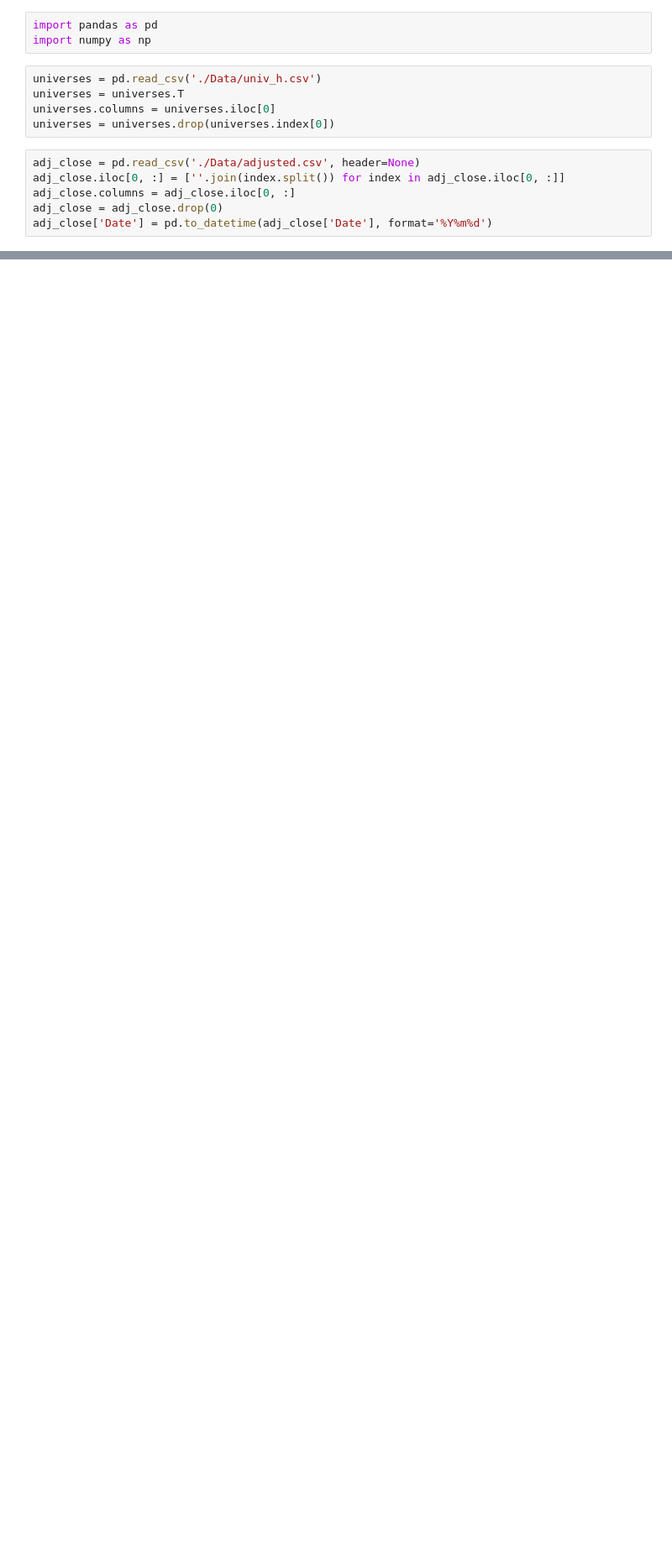
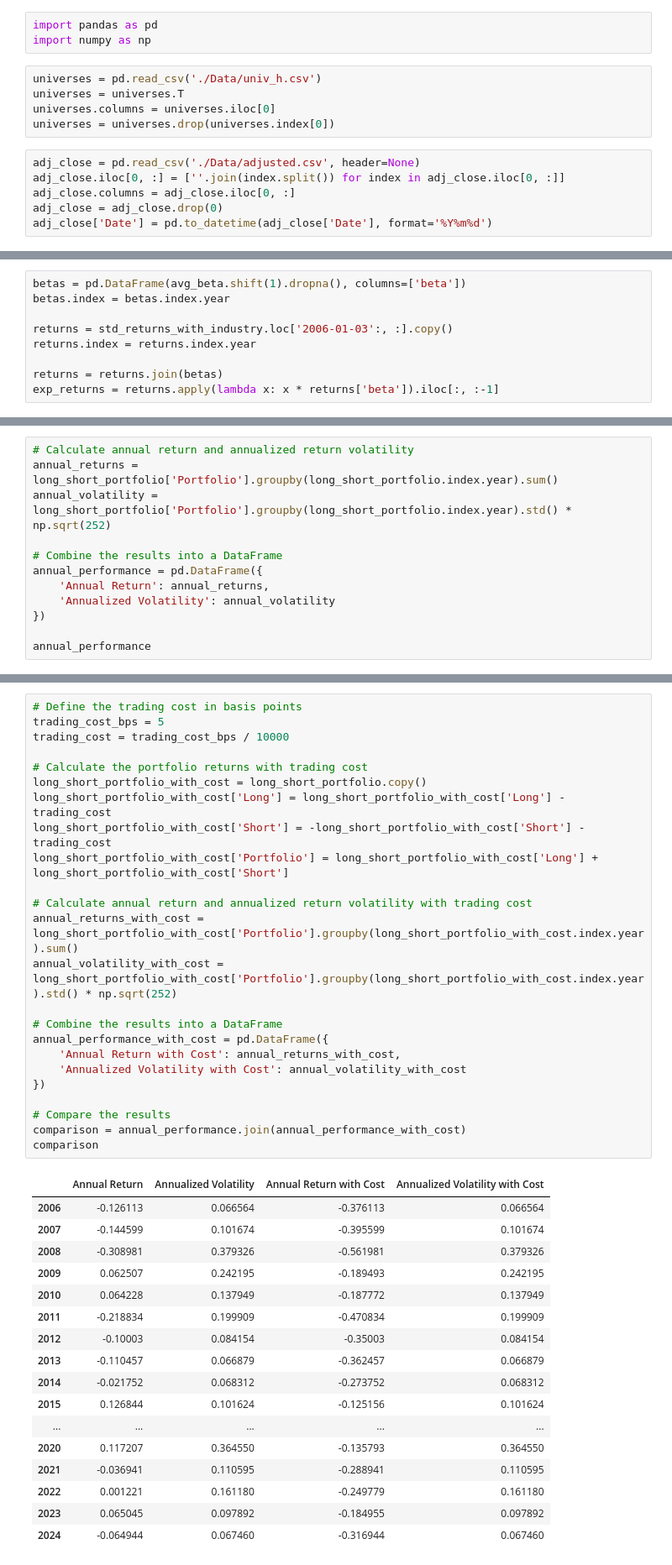
Before and after one commit to TravelerAnna/Intro_Quant_Investing, a Jupyter notebook: assignment_2.ipynb, the cells around one changed output, grey strips where cells are left out. Shown at 84% size. Saved outputs shown, nothing was run; the diff lists cells and outputs as text; blank space fills up the shorter version.

```diff
--- a/assignment_2.ipynb
+++ b/assignment_2.ipynb
@@ -98,0 +265,9 @@ reg_coefficient
+# %%
+betas = pd.DataFrame(avg_beta.shift(1).dropna(), columns=['beta'])
+betas.index = betas.index.year
+
+returns = std_returns_with_industry.loc['2006-01-03':, :].copy()
+returns.index = returns.index.year
+
+returns = returns.join(betas)
+exp_returns = returns.apply(lambda x: x * returns['beta']).iloc[:, :-1]
@@ -98,0 +318,12 @@ reg_coefficient
+# %%
+# Calculate annual return and annualized return volatility
+annual_returns = long_short_portfolio['Portfolio'].groupby(long_short_portfolio.index.year).sum()
+annual_volatility = long_short_portfolio['Portfolio'].groupby(long_short_portfolio.index.year).std() * np.sqrt(252)
+
+# Combine the results into a DataFrame
+annual_performance = pd.DataFrame({
+    'Annual Return': annual_returns,
+    'Annualized Volatility': annual_volatility
+})
+
+annual_performance
@@ -98,0 +348,42 @@ reg_coefficient
+# %%
+# Define the trading cost in basis points
+trading_cost_bps = 5
+trading_cost = trading_cost_bps / 10000
+
+# Calculate the portfolio returns with trading cost
+long_short_portfolio_with_cost = long_short_portfolio.copy()
+long_short_portfolio_with_cost['Long'] = long_short_portfolio_with_cost['Long'] - trading_cost
+long_short_portfolio_with_cost['Short'] = -long_short_portfolio_with_cost['Short'] - trading_cost
+long_short_portfolio_with_cost['Portfolio'] = long_short_portfolio_with_cost['Long'] + long_short_portfolio_with_cost['Short']
+
+# Calculate annual return and annualized return volatility with trading cost
+annual_returns_with_cost = long_short_portfolio_with_cost['Portfolio'].groupby(long_short_portfolio_with_cost.index.year).sum()
+annual_volatility_with_cost = long_short_portfolio_with_cost['Portfolio'].groupby(long_short_portfolio_with_cost.index.year).std() * np.sqrt(252)
+
+# Combine the results into a DataFrame
+annual_performance_with_cost = pd.DataFrame({
+    'Annual Return with Cost': annual_returns_with_cost,
+    'Annualized Volatility with Cost': annual_volatility_with_cost
+})
+
+# Compare the results
+comparison = annual_performance.join(annual_performance_with_cost)
+comparison
+# %% [output]
+|  | Annual Return | Annualized Volatility | Annual Return with Cost | Annualized Volatility with Cost |
+| 2006 | -0.126113 | 0.066564 | -0.376113 | 0.066564 |
+| 2007 | -0.144599 | 0.101674 | -0.395599 | 0.101674 |
+| 2008 | -0.308981 | 0.379326 | -0.561981 | 0.379326 |
+| 2009 | 0.062507 | 0.242195 | -0.189493 | 0.242195 |
+| 2010 | 0.064228 | 0.137949 | -0.187772 | 0.137949 |
+| 2011 | -0.218834 | 0.199909 | -0.470834 | 0.199909 |
+| 2012 | -0.10003 | 0.084154 | -0.35003 | 0.084154 |
+| 2013 | -0.110457 | 0.066879 | -0.362457 | 0.066879 |
+| 2014 | -0.021752 | 0.068312 | -0.273752 | 0.068312 |
+| 2015 | 0.126844 | 0.101624 | -0.125156 | 0.101624 |
+| ... | ... | ... | ... | ... |
+| 2020 | 0.117207 | 0.364550 | -0.135793 | 0.364550 |
+| 2021 | -0.036941 | 0.110595 | -0.288941 | 0.110595 |
+| 2022 | 0.001221 | 0.161180 | -0.249779 | 0.161180 |
+| 2023 | 0.065045 | 0.097892 | -0.184955 | 0.097892 |
+| 2024 | -0.064944 | 0.067460 | -0.316944 | 0.067460 |
```
Also changed, not shown: parts of 21 cells of this notebook.
